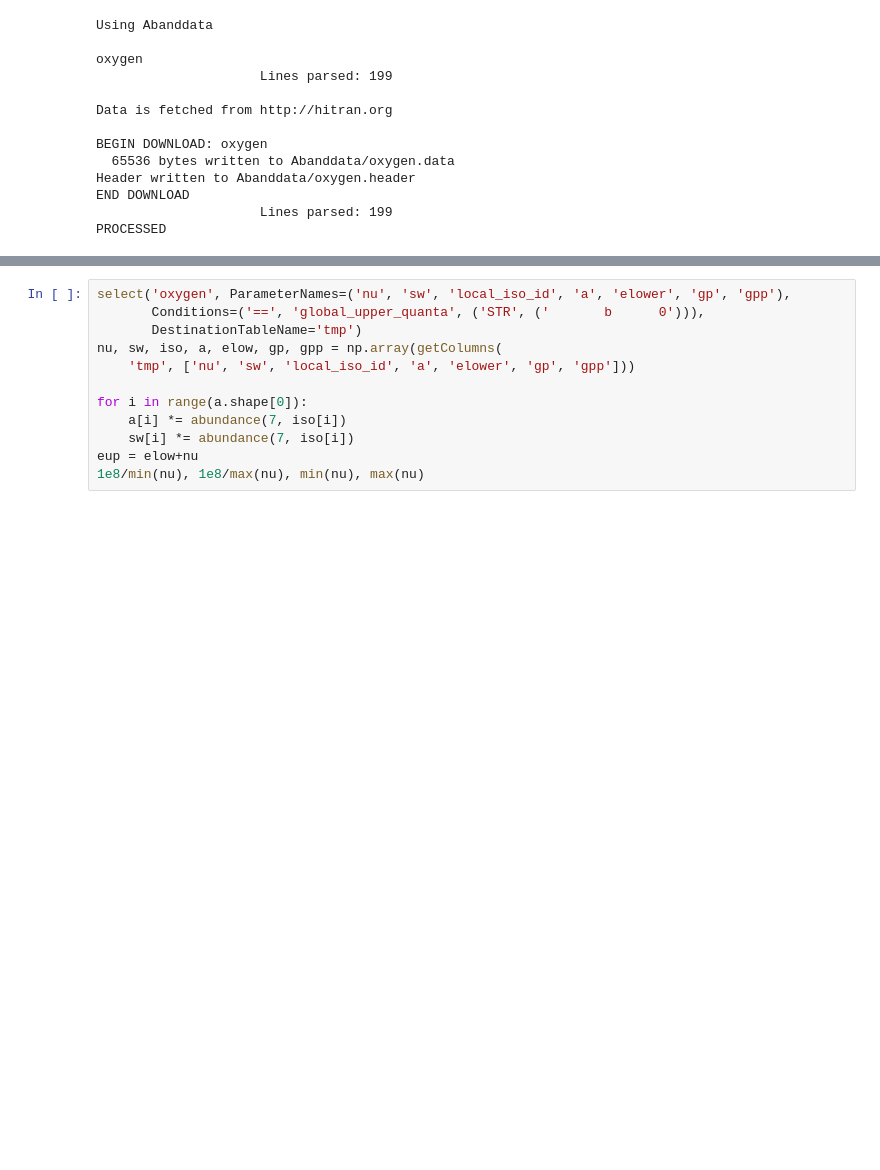
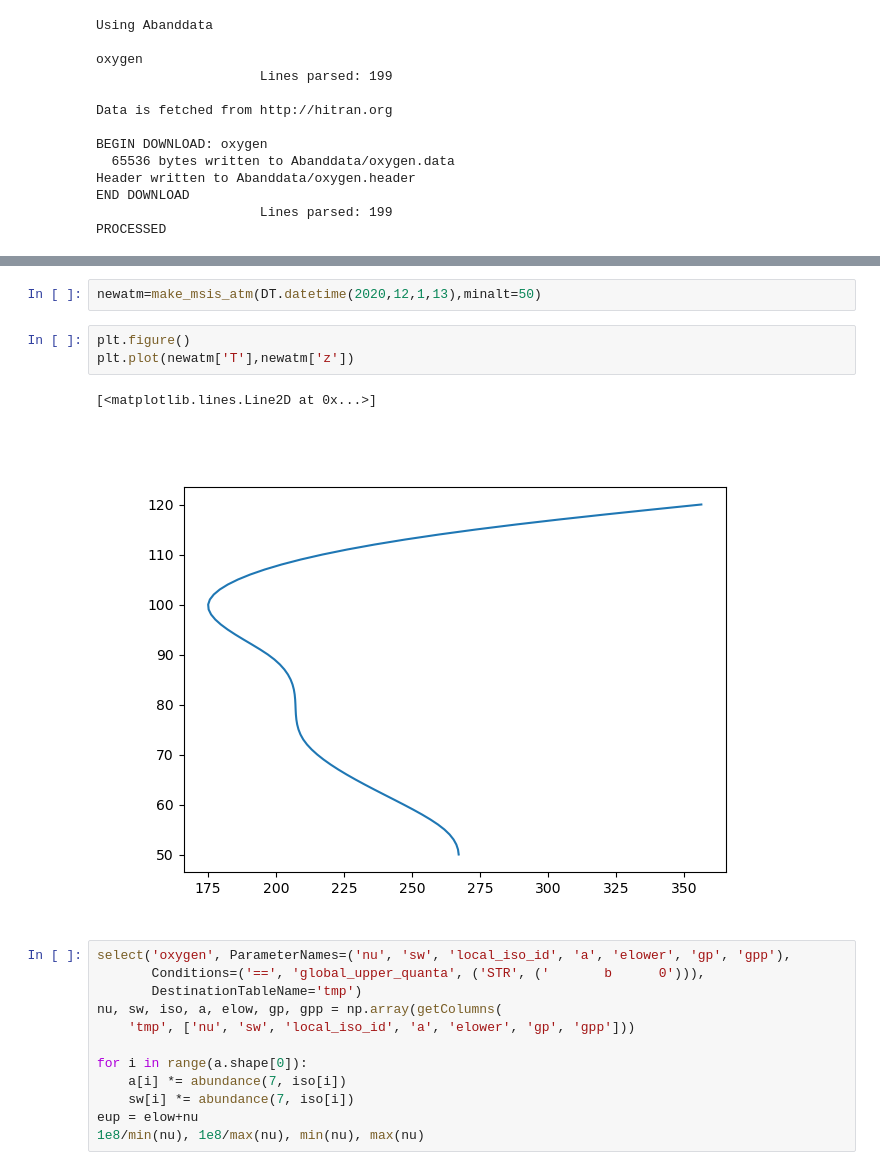
Before and after one commit to innosat-mats/MATS-analysis, a Jupyter notebook: Donal/retrievals/AbandFM.ipynb, the cells around one changed output, grey strips where cells are left out. Drawn from its saved outputs; the diff is of its cells as text; blank space fills up the shorter version.

```diff
--- a/Donal/retrievals/AbandFM.ipynb
+++ b/Donal/retrievals/AbandFM.ipynb
@@ -106,3 +120,11 @@ T = atm['T']
+# %%
+newatm=make_msis_atm(DT.datetime(2020,12,1,13),minalt=50)
+# %%
+plt.figure()
+plt.plot(newatm['T'],newatm['z'])
+# %% [output]
+[<matplotlib.lines.Line2D at 0x...>]
+[figure, added]
 # %%
 select('oxygen', ParameterNames=('nu', 'sw', 'local_iso_id', 'a', 'elower', 'gp', 'gpp'),
        Conditions=('==', 'global_upper_quanta', ('STR', ('       b      0'))),
```
Also changed, not shown: parts of 53 cells of this notebook, 4 other files.
